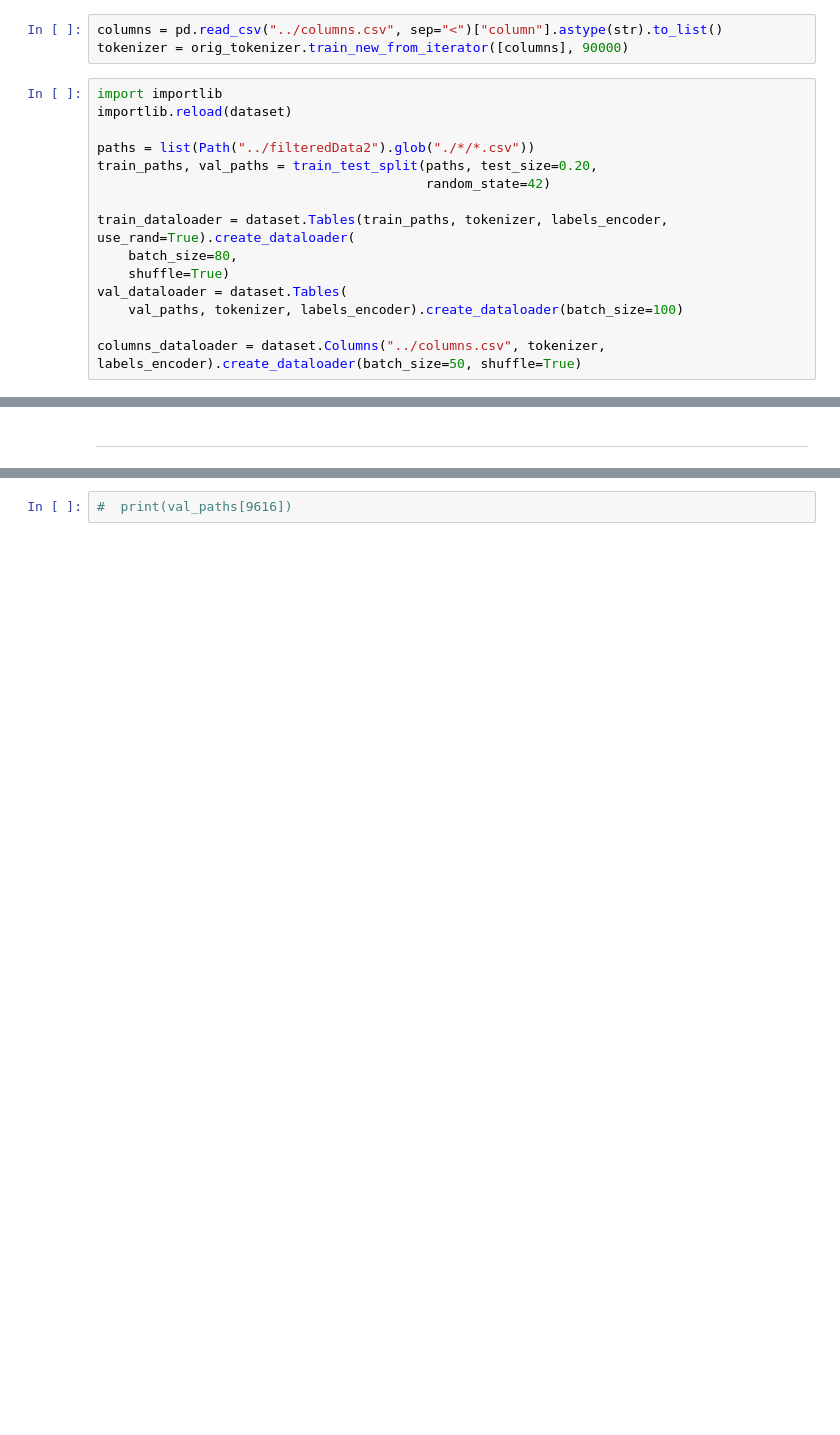
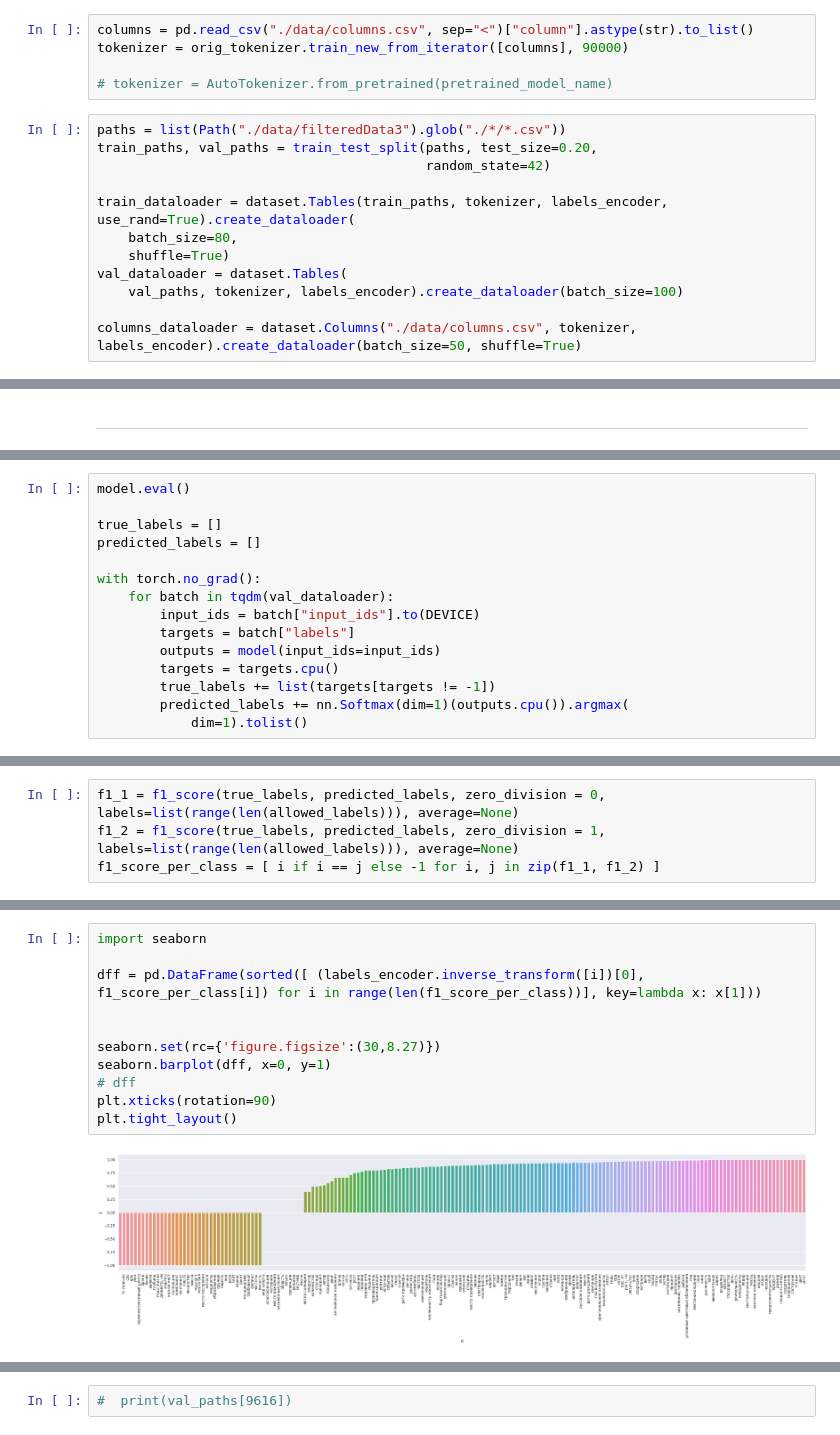
Before and after one commit to Elluran/rudoduo-tmp, a Jupyter notebook: model.ipynb, the cells around one changed output, grey strips where cells are left out. Drawn from its saved outputs; the diff is of its cells as text; blank space fills up the shorter version.

```diff
--- a/model.ipynb
+++ b/model.ipynb
@@ -32,13 +33,12 @@ labels_encoder.fit(allowed_labels)
 
 orig_tokenizer = AutoTokenizer.from_pretrained(pretrained_model_name)
 # %%
-columns = pd.read_csv("../columns.csv", sep="<")["column"].astype(str).to_list()
+columns = pd.read_csv("./data/columns.csv", sep="<")["column"].astype(str).to_list()
 tokenizer = orig_tokenizer.train_new_from_iterator([columns], 90000)
+
+# tokenizer = AutoTokenizer.from_pretrained(pretrained_model_name)
 # %%
-import importlib
-importlib.reload(dataset)
-
-paths = list(Path("../filteredData2").glob("./*/*.csv"))
+paths = list(Path("./data/filteredData3").glob("./*/*.csv"))
 train_paths, val_paths = train_test_split(paths, test_size=0.20,
                                           random_state=42)
 
@@ -48,7 +48,7 @@ train_dataloader = dataset.Tables(train_paths, tokenizer, labels_encoder, use_ra
 val_dataloader = dataset.Tables(
     val_paths, tokenizer, labels_encoder).create_dataloader(batch_size=100)
 
-columns_dataloader = dataset.Columns("../columns.csv", tokenizer, labels_encoder).create_dataloader(batch_size=50, shuffle=True)
+columns_dataloader = dataset.Columns("./data/columns.csv", tokenizer, labels_encoder).create_dataloader(batch_size=50, shuffle=True)
 # %%
 class Model(PreTrainedModel):
     def __init__(self, config, labels_number):
@@ -489,0 +486,15 @@ RuntimeError: CUDA error: CUBLAS_STATUS_EXECUTION_FAILED when calling `cublasLtM
+# %%
+model.eval()
+
+true_labels = []
+predicted_labels = []
+
+with torch.no_grad():
+    for batch in tqdm(val_dataloader):
+        input_ids = batch["input_ids"].to(DEVICE)
+        targets = batch["labels"]
+        outputs = model(input_ids=input_ids)
+        targets = targets.cpu()
+        true_labels += list(targets[targets != -1])
+        predicted_labels += nn.Softmax(dim=1)(outputs.cpu()).argmax(
+            dim=1).tolist()
@@ -489,0 +506,4 @@ RuntimeError: CUDA error: CUBLAS_STATUS_EXECUTION_FAILED when calling `cublasLtM
+# %%
+f1_1 = f1_score(true_labels, predicted_labels, zero_division = 0, labels=list(range(len(allowed_labels))), average=None)
+f1_2 = f1_score(true_labels, predicted_labels, zero_division = 1, labels=list(range(len(allowed_labels))), average=None)
+f1_score_per_class = [ i if i == j else -1 for i, j in zip(f1_1, f1_2) ]
@@ -490,3 +531,16 @@ RuntimeError: CUDA error: CUBLAS_STATUS_EXECUTION_FAILED when calling `cublasLtM
+# %%
+import seaborn
+
+dff = pd.DataFrame(sorted([ (labels_encoder.inverse_transform([i])[0], f1_score_per_class[i]) for i in range(len(f1_score_per_class))], key=lambda x: x[1]))
+
+
+seaborn.set(rc={'figure.figsize':(30,8.27)})
+seaborn.barplot(dff, x=0, y=1)
+# dff
+plt.xticks(rotation=90)
+plt.tight_layout()
+# %% [output]
+[figure, added]
 # %%
 from collections import Counter
 
```
Also changed, not shown: parts of 18 cells of this notebook, 16 other files.
